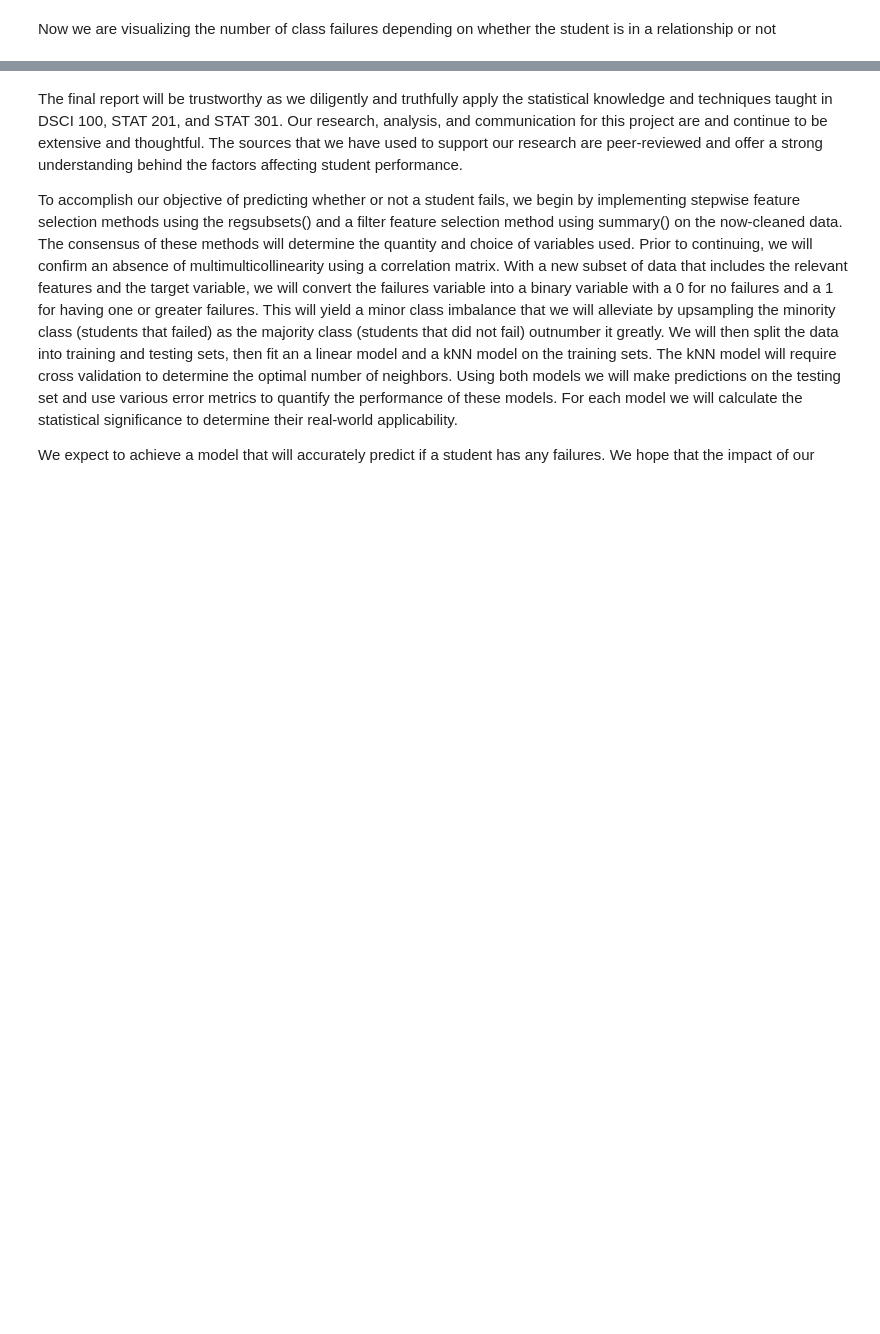
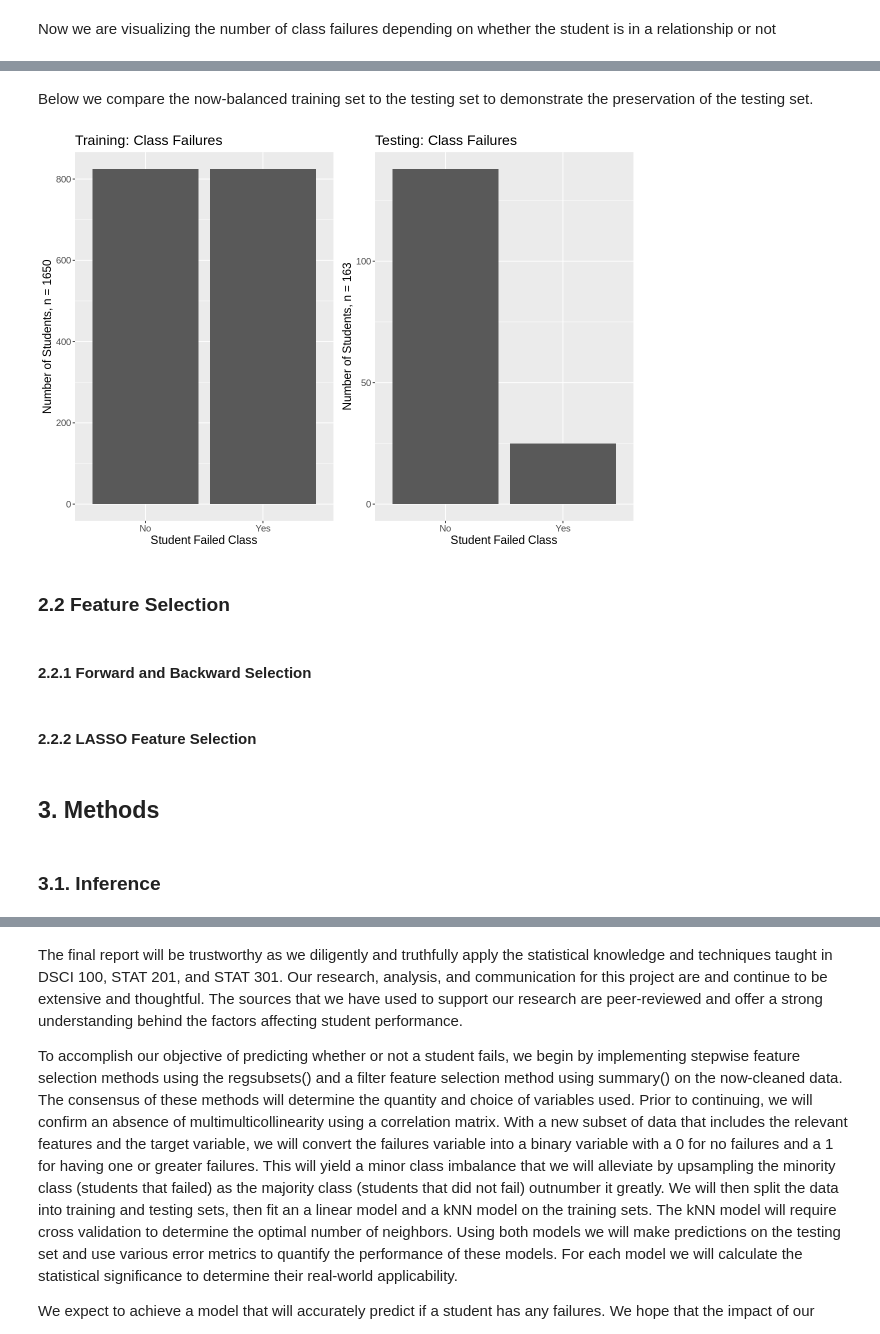
Before and after one commit to alexbastin/stat-301, a Jupyter notebook: project.ipynb, the cells around one changed output, grey strips where cells are left out. Cells and saved outputs as stored; diff of their text form; code cells hidden in the pictures; blank space fills up the shorter version.

```diff
--- a/project.ipynb
+++ b/project.ipynb
@@ -163,0 +300,7 @@ fail_rom_plot
+# %%
+data_train_balanced <- SMOTE(binary.failures ~ ., data_train, perc.over = 1000, perc.under = 110)
+
+paste("Student with no failures: ", sum(data_train_balanced$binary.failures == 0))
+paste("Student with failures: ", sum(data_train_balanced$binary.failures == 1))
+
+data_train_balanced
@@ -163,0 +326,10 @@ fail_rom_plot
+# %%
+# now we abbreviate data_train_balanced to dtb
+dtb_round_all <- data_train_balanced %>%
+    select(-binary.failures) %>%
+    round(0)
+
+dtb_binary.failures = data_train_balanced %>% select(binary.failures)
+
+dtb = cbind(dtb_round_all, dtb_binary.failures)
+dtb
@@ -163,0 +351,34 @@ fail_rom_plot
+# %% [markdown]
+Below we compare the now-balanced training set to the testing set to demonstrate the preservation of the testing set.
+# %%
+train_adjusted <- dtb %>%
+    ggplot(aes(x = binary.failures)) +
+    geom_bar() +
+    theme(text = element_text(size = 14)) +
+    ggtitle("Training: Class Failures") +
+    xlab("Student Failed Class") +
+    ylab(paste("Number of Students, n =",nrow(dtb))) +
+    scale_x_discrete(labels=c("No", "Yes"))
+
+test_adjusted <- data_test %>%
+    ggplot(aes(x = binary.failures)) +
+    geom_bar() +
+    theme(text = element_text(size = 14)) +
+    ggtitle("Testing: Class Failures") +
+    xlab("Student Failed Class") +
+    ylab(paste("Number of Students, n =",nrow(data_test))) +
+    scale_x_discrete(labels=c("No", "Yes"))
+
+grid.arrange(train_adjusted, test_adjusted, ncol=2)
+# %% [output]
+[figure, added]
+# %% [markdown]
+### 2.2 Feature Selection
+# %% [markdown]
+#### 2.2.1 Forward and Backward Selection
+# %% [markdown]
+#### 2.2.2 LASSO Feature Selection
+# %% [markdown]
+## 3. Methods
+# %% [markdown]
+### 3.1. Inference
```
Also changed, not shown: parts of 36 cells of this notebook.
